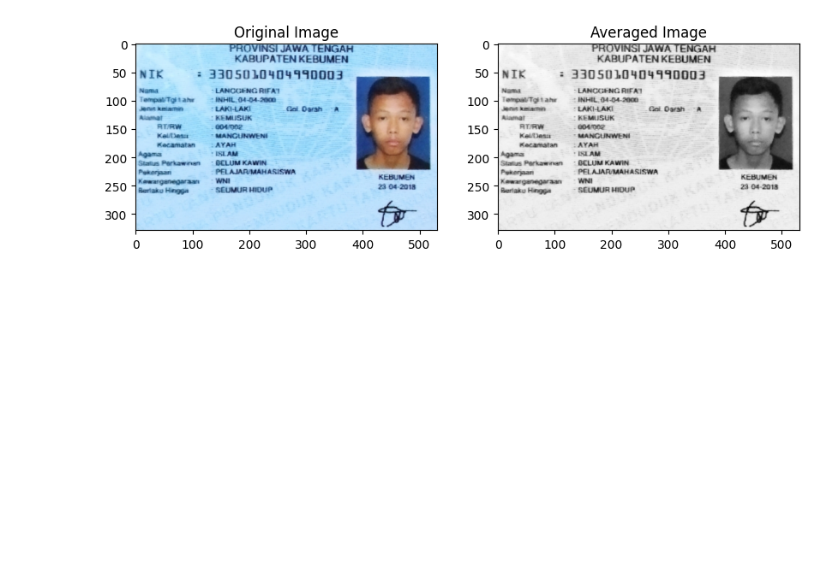
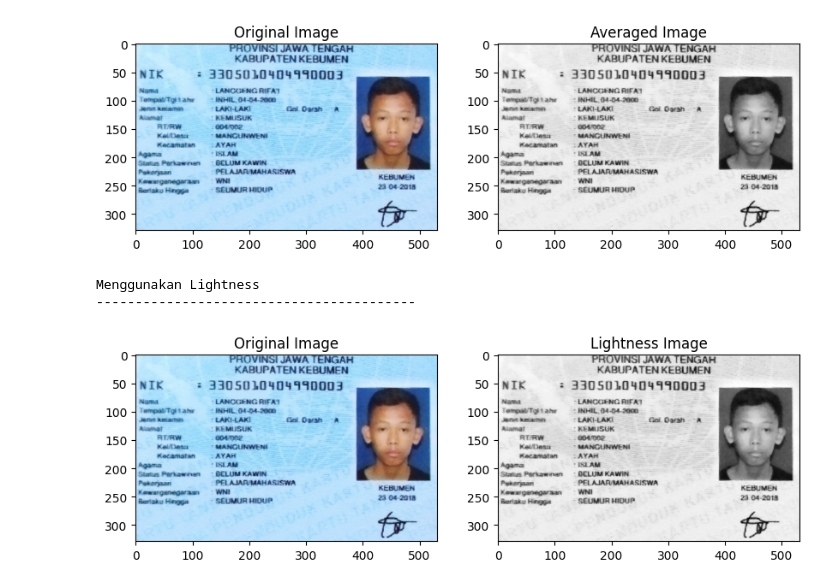
Before and after one commit to RofiqAulia/PCVK_Ganjil_2024, a Jupyter notebook: Week3.ipynb, the cells around one changed output. Drawn from its saved outputs; the diff is of its cells as text; code cells hidden in the pictures; blank space fills up the shorter version.

```diff
--- a/Week3.ipynb
+++ b/Week3.ipynb
@@ -200,3 +200,44 @@ else:
 Menggunakan Averaging
 -----------------------------------------
 [figure]
+# %%
+import cv2 as cv
+import matplotlib.pyplot as plt
+import numpy as np
+
+print("Menggunakan Lightness")
+print("-----------------------------------------")
+
+# Load the image
+original = cv.imread("/content/drive/MyDrive/PCVK/Images/ktp-kebumen.jpeg")
+if original is None:
+    print("Error: Gambar tidak ditemukan atau path salah.")
+else:
+    # Convert image to float32 for precision in calculations
+    original_float = original.astype(np.float32)
+
+    # Calculate the lightness (L) using the formula: (max(R,G,B) + min(R,G,B)) / 2
+    lightness = (np.max(original_float, axis=2) + np.min(original_float, axis=2)) / 2
+
+    # Convert back to uint8 (8-bit) format
+    lightness = lightness.astype(np.uint8)
+
+    # Display each image separately using matplotlib
+    plt.figure(figsize=(10, 5))
+
+    # Display original image
+    plt.subplot(1, 2, 1)
+    plt.imshow(cv.cvtColor(original, cv.COLOR_BGR2RGB))
+    plt.title('Original Image')
+
+    # Display lightness image (grayscale)
+    plt.subplot(1, 2, 2)
+    plt.imshow(lightness, cmap='gray')
+    plt.title('Lightness Image')
+
+    # Show the plot
+    plt.show()
+# %% [output]
+Menggunakan Lightness
+-----------------------------------------
+[figure, added]
```
Also changed, not shown: parts of 2 cells of this notebook.
